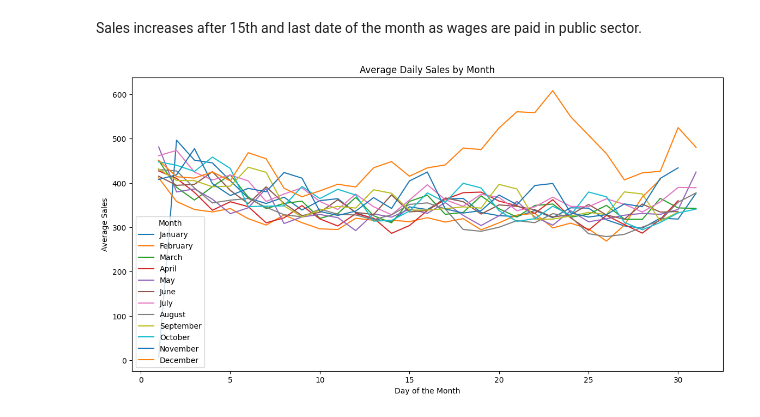
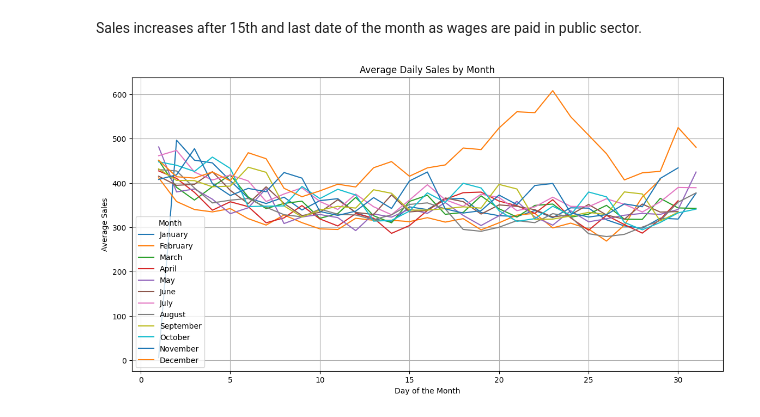
Before and after one commit to acies-udaykiran-rachamsetty/Capstone-Project, a Jupyter notebook: Notebooks/train.ipynb, the cells around one changed output. Cells and saved outputs as stored; diff of their text form; code cells hidden in the pictures.

```diff
--- a/Notebooks/train.ipynb
+++ b/Notebooks/train.ipynb
@@ -149,19 +168,16 @@ plt.xticks(range(2013, 2018))
 # %%
 x = pd.date_range(start = '2016-04-16',end='2016-05-08')
 
-y = train[train['date'].isin(x)].groupby(['family'])['sales'].mean().sort_values().to_frame()
+train['is_earthquake'] = 0
 
-plt.figure(figsize = (20, 10))
-sns.barplot(data = y, x = 'family', y = 'sales')
+train.loc[train['date'].isin(x), 'is_earthquake'] = 1
+
+y = train.groupby(['family', 'is_earthquake'])['sales'].mean().sort_values().to_frame()
+
+plt.figure(figsize = (15, 10))
+sns.barplot(data = y, x = 'family', y = 'sales', hue = 'is_earthquake')
+plt.title('Average Sales during the event of earthquake vs normal times')
 plt.xticks(rotation = 90)
-
-z = train[~train['date'].isin(x)].groupby(['family'])['sales'].mean().sort_values().to_frame()
-
-sns.barplot(data = z, x = 'family', y = 'sales')
-plt.xticks(rotation = 90)
-
-
-#sns.boxplot(data = family, y = 'sales')
 # %% [output]
 ([0,
   1,
@@ -183,0 +200,11 @@ plt.xticks(rotation = 90)
+# %%
+train['is_promotion'] = 0
+
+train.loc[train['onpromotion'] != 0, 'is_promotion'] = 1
+
+y = train.groupby(['family', 'is_promotion'])['sales'].mean().sort_values().to_frame()
+
+plt.figure(figsize = (15, 10))
+sns.barplot(data = y, x = 'family', y = 'sales', hue = 'is_promotion')
+plt.title("Sales over Family seperated by promotion")
+plt.xticks(rotation = 90)
@@ -334,24 +367,19 @@ plt.show()
 # %% [markdown]
 Sales increases after 15th and last date of the month as wages are paid in public sector.
 # %%
-import pandas as pd
-import seaborn as sns
-import matplotlib.pyplot as plt
-
-
 plt.figure(figsize=(14, 7))
 month_names = ['January', 'February', 'March', 'April', 'May', 'June', 'July', 'August', 'September', 'October', 'November', 'December']
 
-# Loop through each month and plot the data
 for month in range(1, 13):
     month_data = train[train['month'] == month]
     month_data = month_data.groupby('day')['sales'].mean().to_frame().reset_index()
     sns.lineplot(data=month_data, x='day', y='sales', label=month_names[month-1])
 
 plt.xlabel('Day of the Month')
 plt.ylabel('Average Sales')
 plt.title('Average Daily Sales by Month')
 plt.legend(title='Month')
+plt.grid(True)
 plt.show()
 # %% [output]
-[figure, old version]
+[figure, new version]
```
Also changed, not shown: parts of 12 cells of this notebook, 11 other files.
